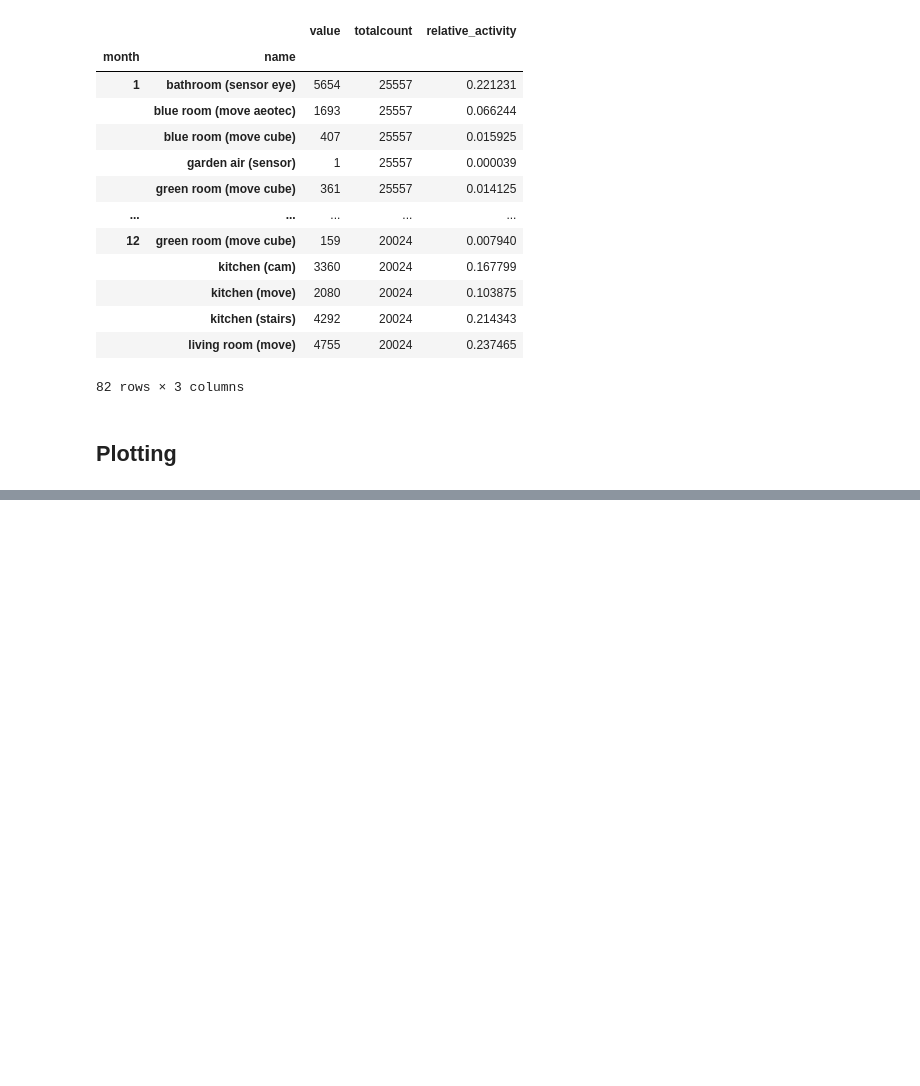
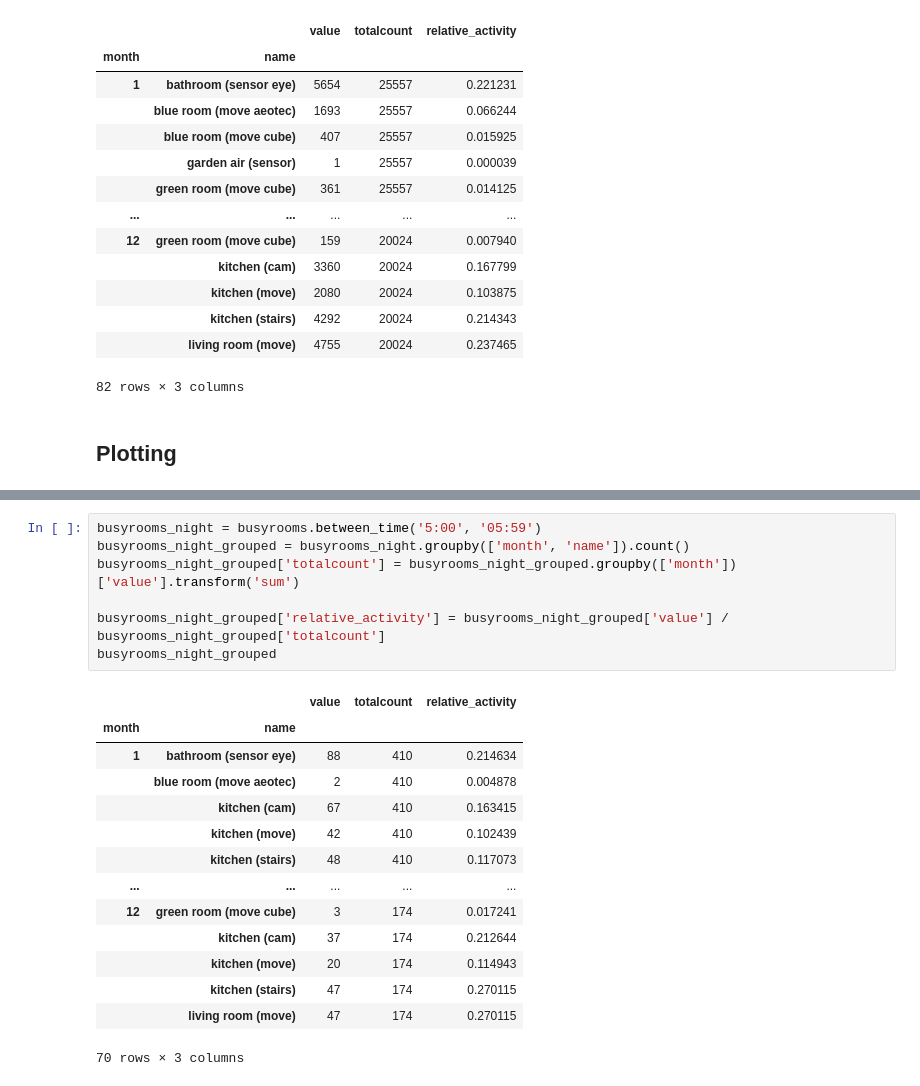
Before and after one commit to Yufanggg/Smart-House, a Jupyter notebook: report_motion_analysis.ipynb, the cells around one changed output, grey strips where cells are left out. Drawn from its saved outputs; the diff is of its cells as text; blank space fills up the shorter version.

```diff
--- a/report_motion_analysis.ipynb
+++ b/report_motion_analysis.ipynb
@@ -117,0 +155,22 @@ plt.show(ax)
+# %%
+busyrooms_night = busyrooms.between_time('5:00', '05:59')
+busyrooms_night_grouped = busyrooms_night.groupby(['month', 'name']).count()
+busyrooms_night_grouped['totalcount'] = busyrooms_night_grouped.groupby(['month'])['value'].transform('sum')
+
+busyrooms_night_grouped['relative_activity'] = busyrooms_night_grouped['value'] / busyrooms_night_grouped['totalcount']
+busyrooms_night_grouped
+# %% [output]
+|  |  | value | totalcount | relative_activity |
+| month | name |  |  |  |
+| 1 | bathroom (sensor eye) | 88 | 410 | 0.214634 |
+|  | blue room (move aeotec) | 2 | 410 | 0.004878 |
+|  | kitchen (cam) | 67 | 410 | 0.163415 |
+|  | kitchen (move) | 42 | 410 | 0.102439 |
+|  | kitchen (stairs) | 48 | 410 | 0.117073 |
+| ... | ... | ... | ... | ... |
+| 12 | green room (move cube) | 3 | 174 | 0.017241 |
+|  | kitchen (cam) | 37 | 174 | 0.212644 |
+|  | kitchen (move) | 20 | 174 | 0.114943 |
+|  | kitchen (stairs) | 47 | 174 | 0.270115 |
+|  | living room (move) | 47 | 174 | 0.270115 |
+70 rows × 3 columns
```
Also changed, not shown: parts of 7 cells of this notebook.
